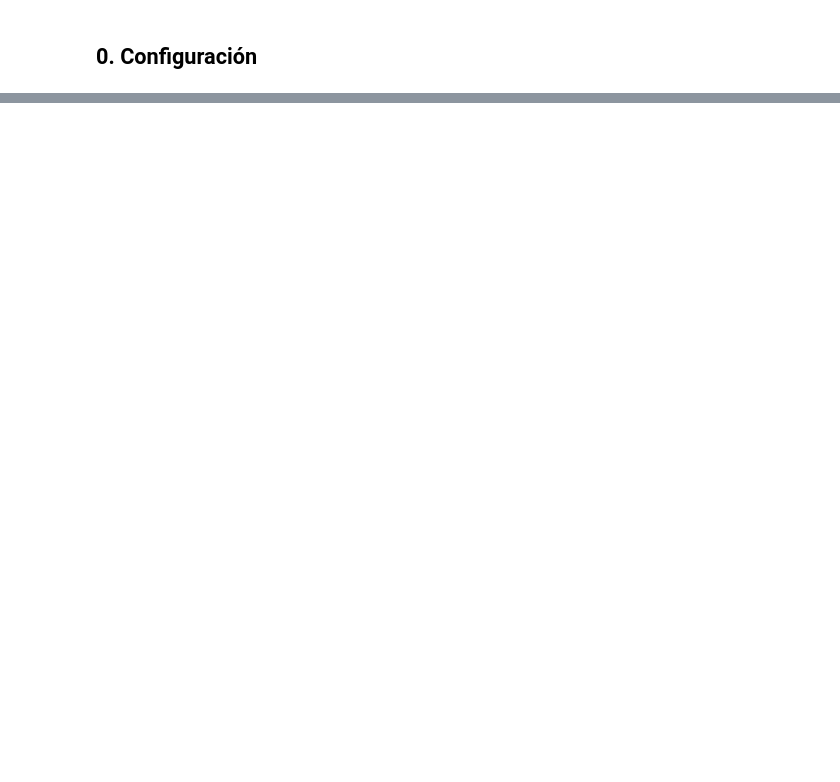
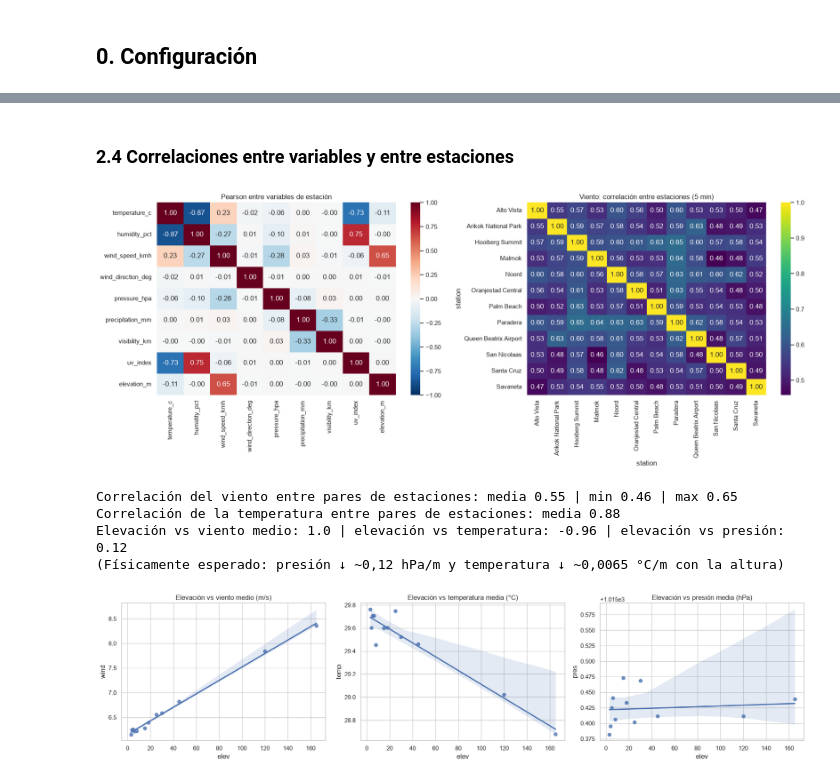
Before and after one commit to ginolevanoDev/PROYECTO_COMP_I, a Jupyter notebook: notebooks/EDA_Aruba_Energia.ipynb, the cells around one changed output, grey strips where cells are left out. Drawn from its saved outputs; the diff is of its cells as text; code cells hidden in the pictures; blank space fills up the shorter version.

```diff
--- a/notebooks/EDA_Aruba_Energia.ipynb
+++ b/notebooks/EDA_Aruba_Energia.ipynb
@@ -257,7 +20,0 @@ Outliers IQR: {'temperature_c': 0, 'humidity_pct': 20, 'wind_speed_kmh': 6164, '
-# %%
-fig, axes = plt.subplots(2, 4, figsize=(18, 7))
-for ax, v in zip(axes.ravel(), VARS):
-    sns.histplot(df[v].dropna(), bins=40, kde=True, ax=ax, color="#2a6f97")
-    ax.set_title(v)
-plt.suptitle("Distribución de las variables de las estaciones", y=1.02, fontsize=14)
-plt.tight_layout(); plt.show()
@@ -576,0 +311,31 @@ Persistencia t+15 min → RMSE = 286.9 kW | R² = 0.994   (línea base a superar
+# %% [markdown]
+### 2.4 Correlaciones entre variables y entre estaciones
+# %%
+fig, ax = plt.subplots(1, 2, figsize=(18, 7))
+sns.heatmap(df[VARS + ["elevation_m"]].corr(), annot=True, fmt=".2f", cmap="RdBu_r", center=0, vmin=-1, vmax=1, ax=ax[0])
+ax[0].set_title("Pearson entre variables de estación")
+W = df.pivot_table(index="timestamp", columns="station", values="wind_ms")
+sns.heatmap(W.corr(), annot=True, fmt=".2f", cmap="viridis", ax=ax[1]); ax[1].set_title("Viento: correlación entre estaciones (5 min)")
+plt.tight_layout(); plt.show()
+cw = W.corr().values[np.triu_indices(W.shape[1], 1)]
+print(f"Correlación del viento entre pares de estaciones: media {cw.mean():.2f} | min {cw.min():.2f} | max {cw.max():.2f}")
+Th = df.pivot_table(index="timestamp", columns="station", values="temperature_c").corr().values[np.triu_indices(W.shape[1], 1)]
+print(f"Correlación de la temperatura entre pares de estaciones: media {Th.mean():.2f}")
+
+est = df.groupby("station").agg(lat=("latitude", "first"), lon=("longitude", "first"), elev=("elevation_m", "first"),
+                                wind=("wind_ms", "mean"), temp=("temperature_c", "mean"), pres=("pressure_hpa", "mean")).reset_index()
+print("Elevación vs viento medio:", round(est.elev.corr(est.wind), 2),
+      "| elevación vs temperatura:", round(est.elev.corr(est.temp), 2),
+      "| elevación vs presión:", round(est.elev.corr(est.pres), 2))
+print("(Físicamente esperado: presión ↓ ~0,12 hPa/m y temperatura ↓ ~0,0065 °C/m con la altura)")
+fig, ax = plt.subplots(1, 3, figsize=(18, 4.5))
+for a, v, t in zip(ax, ["wind", "temp", "pres"], ["viento medio (m/s)", "temperatura media (°C)", "presión media (hPa)"]):
+    sns.regplot(data=est, x="elev", y=v, ax=a); a.set_title(f"Elevación vs {t}")
+plt.tight_layout(); plt.show()
+# %% [output]
+[figure, added]
+Correlación del viento entre pares de estaciones: media 0.55 | min 0.46 | max 0.65
+Correlación de la temperatura entre pares de estaciones: media 0.88
+Elevación vs viento medio: 1.0 | elevación vs temperatura: -0.96 | elevación vs presión: 0.12
+(Físicamente esperado: presión ↓ ~0,12 hPa/m y temperatura ↓ ~0,0065 °C/m con la altura)
+[figure, added]
```
Also changed, not shown: parts of 73 cells of this notebook, 12 other files.
